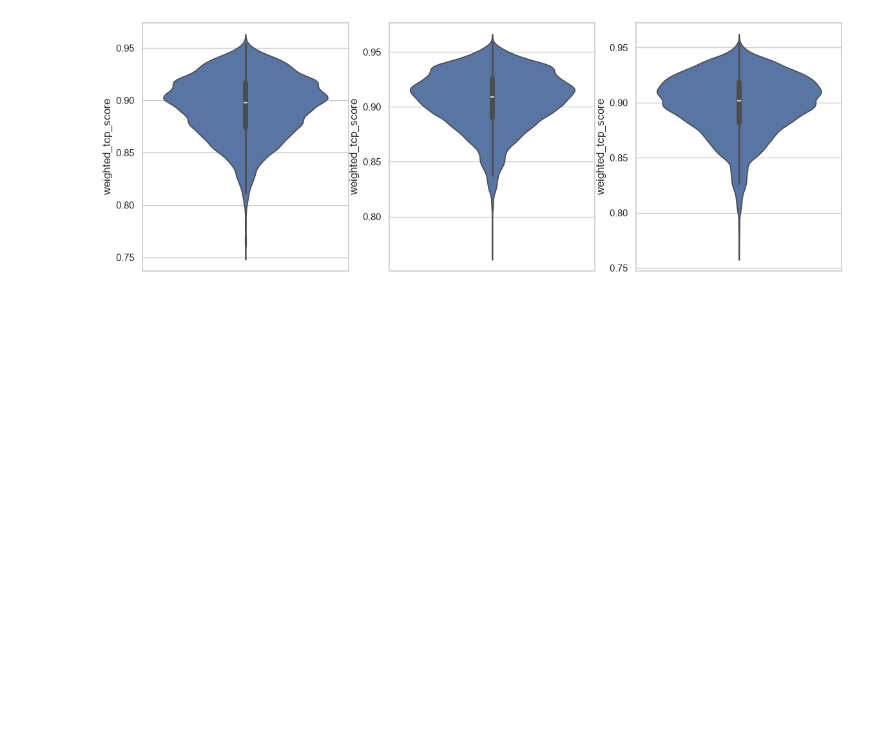
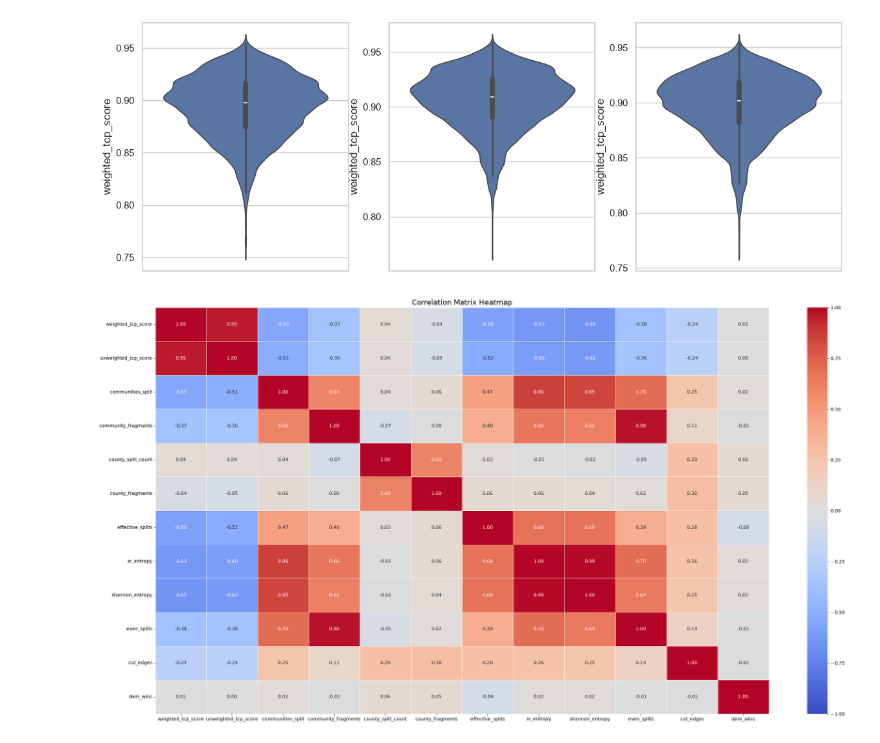
Before and after one commit to jevonlipsey/coi-preservation-project, a Jupyter notebook: co/multi_hist.ipynb, the cells around one changed output. Drawn from its saved outputs; the diff is of its cells as text; code cells hidden in the pictures; blank space fills up the shorter version.

```diff
--- a/co/multi_hist.ipynb
+++ b/co/multi_hist.ipynb
@@ -5,9 +5,11 @@ import numpy as np
 import matplotlib.pyplot as plt
 import seaborn as sns
 # %%
-es = pd.read_csv('data/colorado_optimized_es_test_weights_20k.csv')
-se = pd.read_csv('data/colorado_optimized_se_test_weights_20k.csv')
-sr = pd.read_csv('data/colorado_optimized_sr_test_weights_20k.csv')
-
-combined = pd.concat([es,se,sr], ignore_index = True)
+n_ss = pd.read_csv('csvs/colorado_neutral_test_weights_100000_v1.csv')
+n_sh = pd.read_csv('csvs/colorado_neutral_sh_100000_v1.csv')
+o_ss = pd.read_csv('csvs/colorado_optimized_tcp_test_weights_100000_v1.csv')
+o_sh = pd.read_csv('csvs/colorado_sh_optimized_100k.csv')
+u_ss = pd.read_csv('csvs/colorado_unoptimized_test_weights_100000_v1.csv')
+u_sh = pd.read_csv('csvs/colorado_unoptimized_sh_100k.csv')
+#combined = pd.concat([es,se,sr], ignore_index = True)
 # %%
@@ -47,3 +39,23 @@ sns.violinplot(data = sr, y = 'weighted_tcp_score', ax =axes[2] )
 # %% [output]
 <Axes: ylabel='weighted_tcp_score'>
 [figure]
+# %%
+#print(n_ss.columns)
+cols = ['weighted_tcp_score', 'unweighted_tcp_score', 'communities_split', 'community_fragments', 'county_split_count', 'county_fragments', 'effective_splits', 'sr_entropy', 'shannon_entropy', 'even_splits', 'cut_edges', 'dem_wins']
+correlation_matrix = n_ss[cols].corr()
+plt.figure(figsize=(30, 16))
+sns.heatmap(
+    correlation_matrix,
+    annot=True,  # Shows the numerical correlation value in each cell
+    cmap="coolwarm",  # Divergent color map (blue = negative, red = positive)
+    fmt=".2f",  # Rounds numbers to 2 decimal places
+    vmin=-1,  # Minimum anchor for the color bar
+    vmax=1,  # Maximum anchor for the color bar
+    linewidths=0.5,  # Adds a visible line boundary between cells
+)
+
+# 5. Display the plot
+plt.title("Correlation Matrix Heatmap", fontsize=16)
+plt.show()
+# %% [output]
+[figure, added]
```
Also changed, not shown: parts of 3 cells of this notebook, 14 other files.
